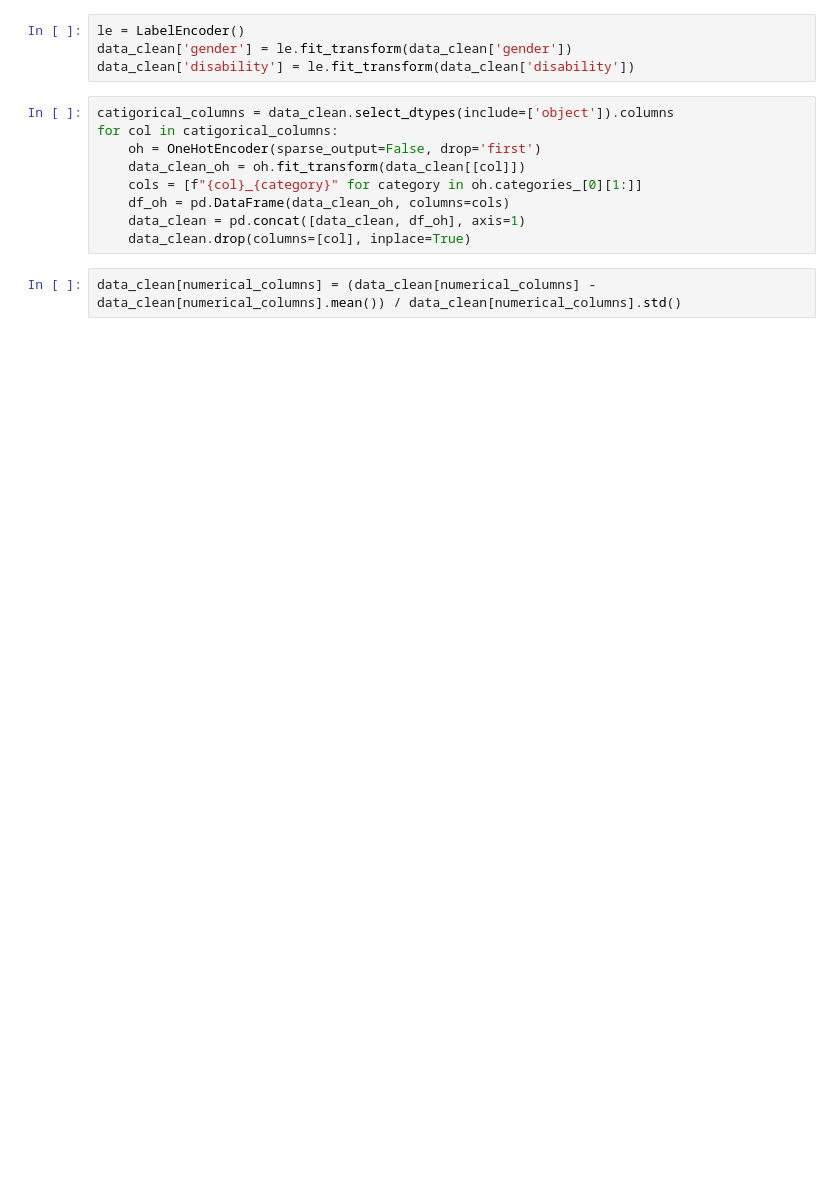
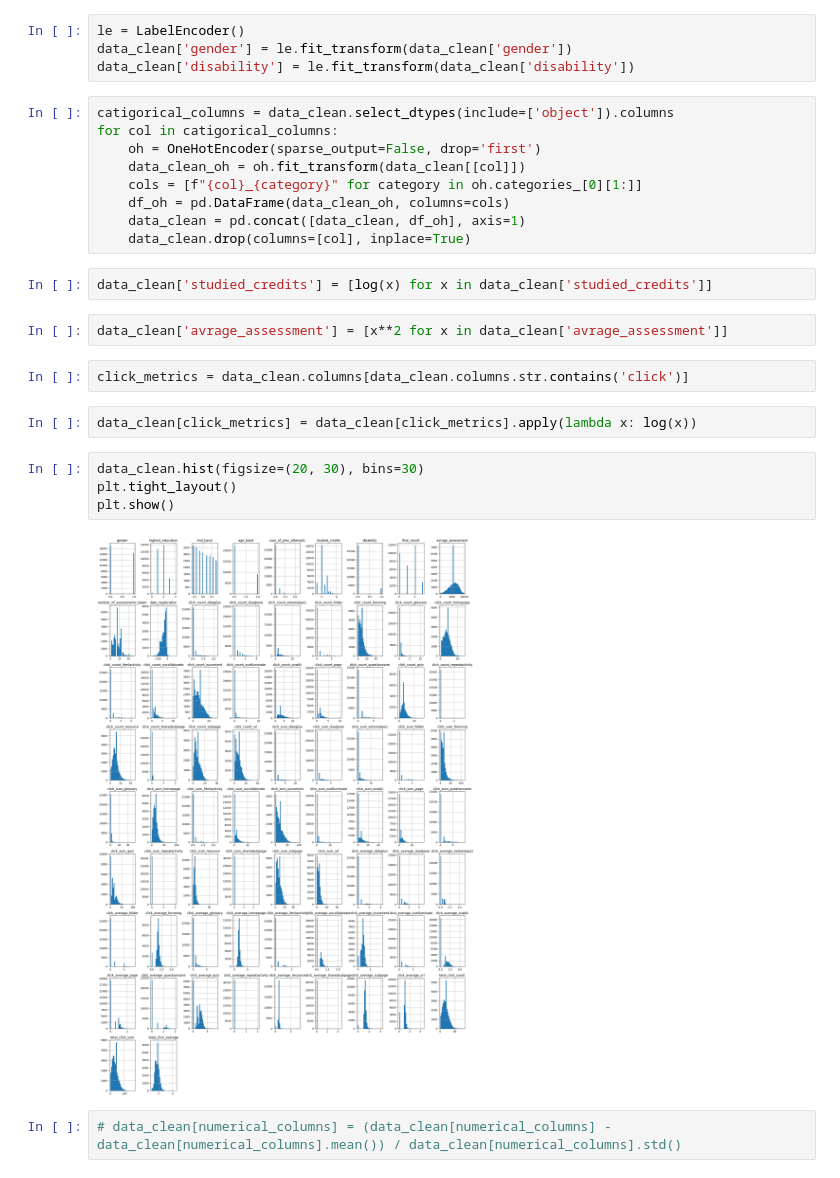
Before and after one commit to JacobRhys/FAIDM_group, a Jupyter notebook: clustering/data_clean.ipynb, the cells around one changed output. Cells and saved outputs as stored; diff of their text form; blank space fills up the shorter version.

```diff
--- a/clustering/data_clean.ipynb
+++ b/clustering/data_clean.ipynb
@@ -59,8 +79,22 @@ for col in catigorical_columns:
     df_oh = pd.DataFrame(data_clean_oh, columns=cols)
     data_clean = pd.concat([data_clean, df_oh], axis=1)
     data_clean.drop(columns=[col], inplace=True)
+# %%
+data_clean['studied_credits'] = [log(x) for x in data_clean['studied_credits']]
+# %%
+data_clean['avrage_assessment'] = [x**2 for x in data_clean['avrage_assessment']]
+# %%
+click_metrics = data_clean.columns[data_clean.columns.str.contains('click')]
+# %%
+data_clean[click_metrics] = data_clean[click_metrics].apply(lambda x: log(x))
+# %%
+data_clean.hist(figsize=(20, 30), bins=30)
+plt.tight_layout()
+plt.show()
+# %% [output]
+[figure, added]
 # %%
-data_clean[numerical_columns] = (data_clean[numerical_columns] - data_clean[numerical_columns].mean()) / data_clean[numerical_columns].std()
+# data_clean[numerical_columns] = (data_clean[numerical_columns] - data_clean[numerical_columns].mean()) / data_clean[numerical_columns].std()
 # %%
 data_clean.head()
 # %% [output]
```
Also changed, not shown: parts of 11 cells of this notebook, 7 other files.
